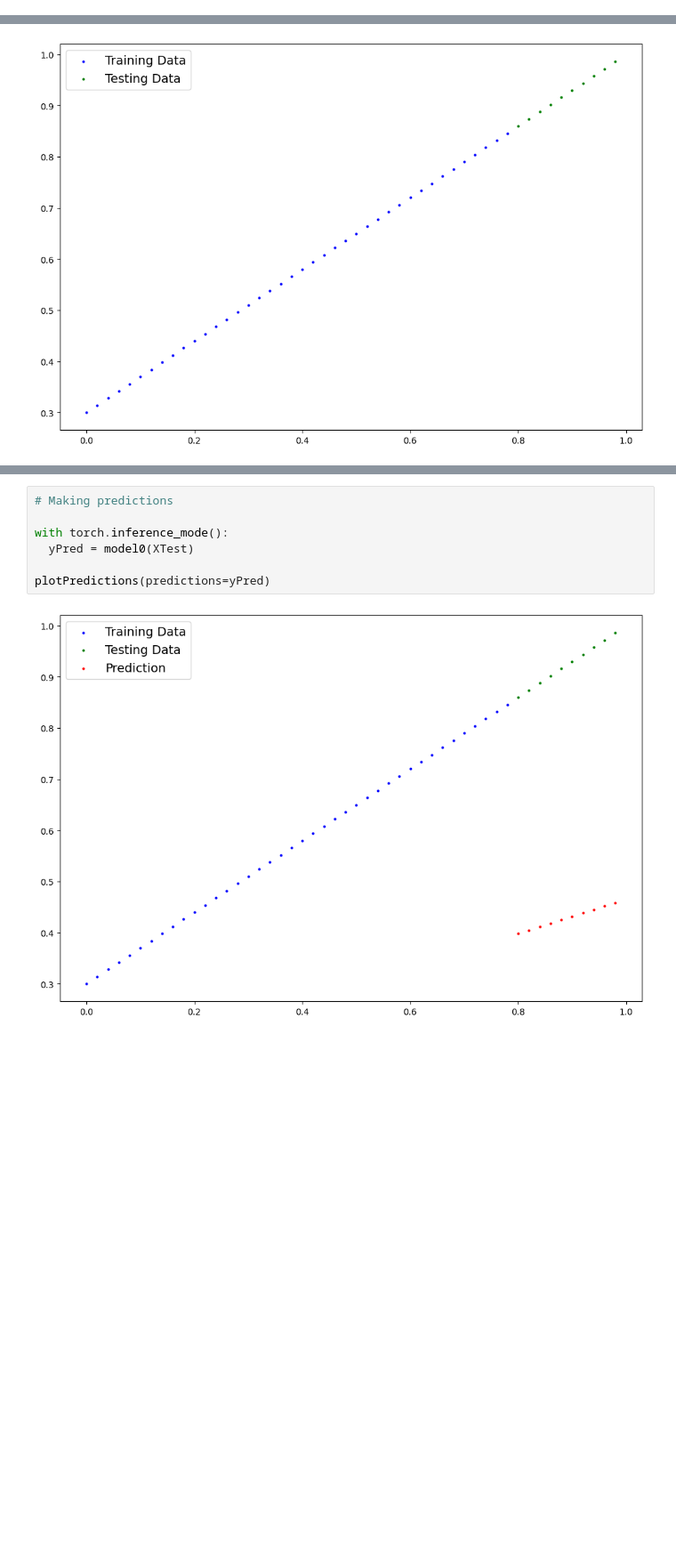
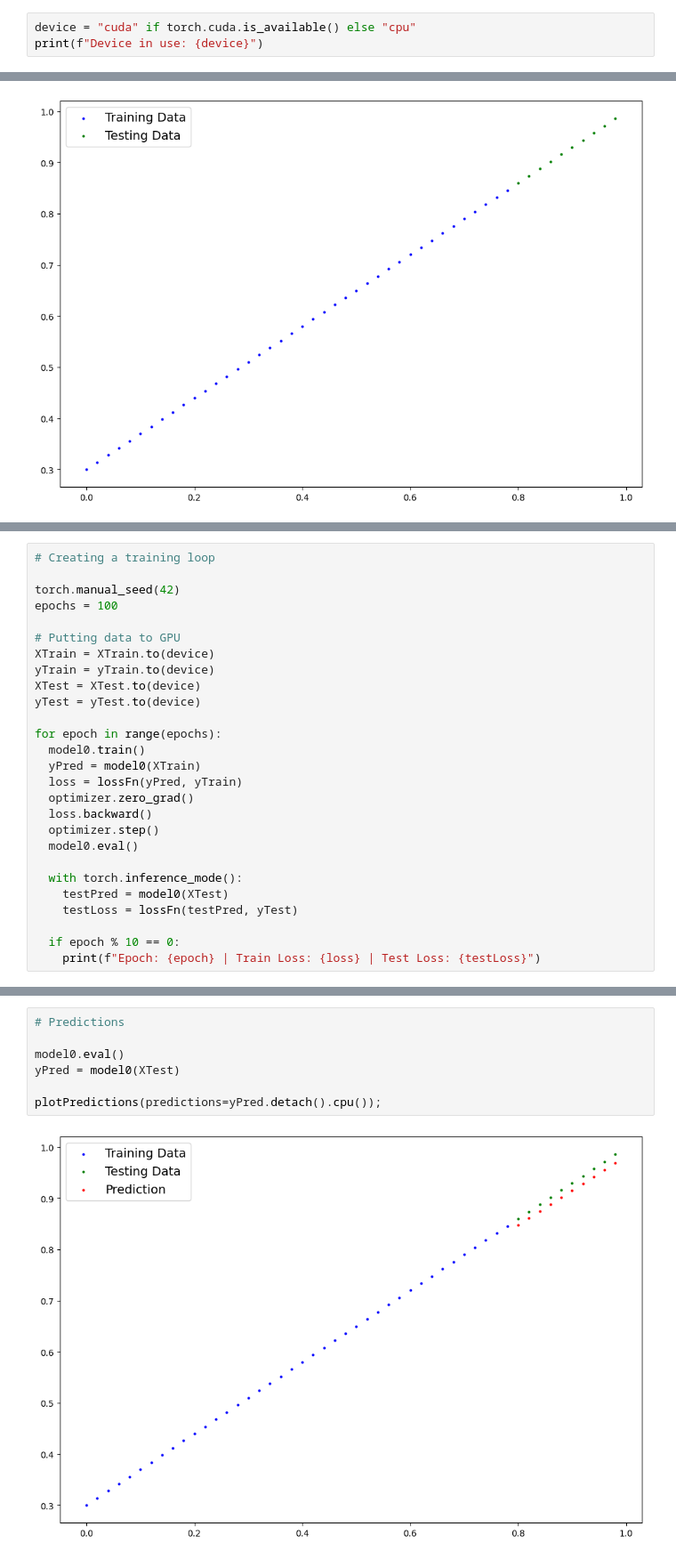
Before and after one commit to Nesasio/PyTorch-Repository, a Jupyter notebook: PyTorch.ipynb, the cells around one changed output, grey strips where cells are left out. Shown at 89% size. Drawn from its saved outputs; the diff is of its cells as text; blank space fills up the shorter version.

```diff
--- a/PyTorch.ipynb
+++ b/PyTorch.ipynb
@@ -8,0 +10,3 @@ Torch version: 2.0.1+cu118
+# %%
+device = "cuda" if torch.cuda.is_available() else "cpu"
+print(f"Device in use: {device}")
@@ -93,0 +117,27 @@ list(model0.parameters())
+# %%
+# Creating a training loop
+
+torch.manual_seed(42)
+epochs = 100
+
+# Putting data to GPU
+XTrain = XTrain.to(device)
+yTrain = yTrain.to(device)
+XTest = XTest.to(device)
+yTest = yTest.to(device)
+
+for epoch in range(epochs):
+  model0.train()
+  yPred = model0(XTrain)
+  loss = lossFn(yPred, yTrain)
+  optimizer.zero_grad()
+  loss.backward()
+  optimizer.step()
+  model0.eval()
+
+  with torch.inference_mode():
+    testPred = model0(XTest)
+    testLoss = lossFn(testPred, yTest)
+
+  if epoch % 10 == 0:
+    print(f"Epoch: {epoch} | Train Loss: {loss} | Test Loss: {testLoss}")
@@ -98,9 +160,9 @@ OrderedDict([('weights', tensor([0.3367])), ('bias', tensor([0.1288]))])
 # %%
-# Making predictions
+# Predictions
 
-with torch.inference_mode():
-  yPred = model0(XTest)
+model0.eval()
+yPred = model0(XTest)
 
-plotPredictions(predictions=yPred)
+plotPredictions(predictions=yPred.detach().cpu());
 # %% [output]
-[figure, old version]
+[figure, new version]
```
Also changed, not shown: parts of 18 cells of this notebook.
